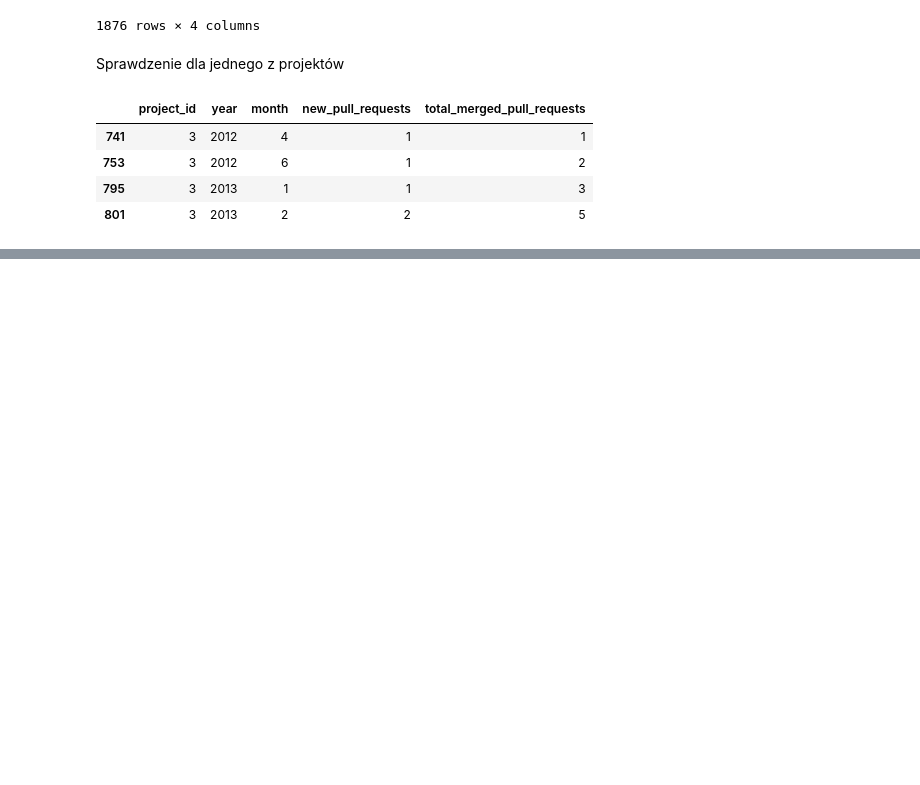
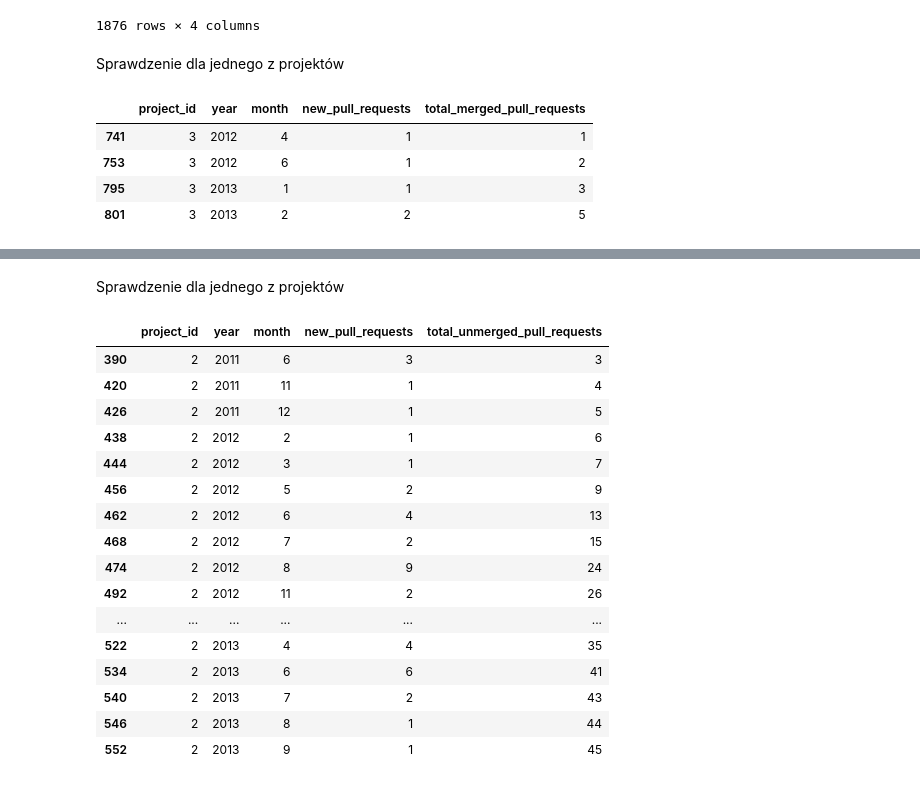
Before and after one commit to DuDiiC/engineering-thesis, a Jupyter notebook: notebooks/02_data_preparing/03. dane wyciągane z pull requestów.ipynb, the cells around one changed output, grey strips where cells are left out. Saved outputs shown, nothing was run; the diff lists cells and outputs as text; code cells hidden in the pictures; blank space fills up the shorter version.

```diff
--- a/notebooks/02_data_preparing/03. dane wyciągane z pull requestów.ipynb
+++ b/notebooks/02_data_preparing/03. dane wyciągane z pull requestów.ipynb
@@ -213,0 +259,4 @@ grouped_pull_requests_merged.to_pickle('../../data/02_prepared_data/total_merged
+# %%
+grouped_pull_requests_unmerged = grouped_pull_requests[(grouped_pull_requests['merged'] == 0) &
+                                (grouped_pull_requests['action'] == 'closed')].drop(columns={'merged', 'action'})
+grouped_pull_requests_unmerged
@@ -213,0 +277,32 @@ grouped_pull_requests_merged.to_pickle('../../data/02_prepared_data/total_merged
+# %%
+total_unmerged_pull_requests = []
+for index, row in grouped_pull_requests_unmerged.iterrows():
+    total_unmerged_pull_requests.append(grouped_pull_requests_unmerged[
+                    (row['project_id'] == grouped_pull_requests_unmerged['project_id']) &
+                    ((row['year'] > grouped_pull_requests_unmerged['year']) |
+                    ((row['year'] == grouped_pull_requests_unmerged['year']) &
+                    (row['month'] >= grouped_pull_requests_unmerged['month'])))]['new_pull_requests'].sum())
+# %%
+grouped_pull_requests_unmerged['total_unmerged_pull_requests'] = total_unmerged_pull_requests
+# %% [markdown]
+Sprawdzenie dla jednego z projektów
+# %%
+grouped_pull_requests_unmerged[grouped_pull_requests_unmerged['project_id'] == 2]
+# %% [output]
+|  | project_id | year | month | new_pull_requests | total_unmerged_pull_requests |
+| 390 | 2 | 2011 | 6 | 3 | 3 |
+| 420 | 2 | 2011 | 11 | 1 | 4 |
+| 426 | 2 | 2011 | 12 | 1 | 5 |
+| 438 | 2 | 2012 | 2 | 1 | 6 |
+| 444 | 2 | 2012 | 3 | 1 | 7 |
+| 456 | 2 | 2012 | 5 | 2 | 9 |
+| 462 | 2 | 2012 | 6 | 4 | 13 |
+| 468 | 2 | 2012 | 7 | 2 | 15 |
+| 474 | 2 | 2012 | 8 | 9 | 24 |
+| 492 | 2 | 2012 | 11 | 2 | 26 |
+| ... | ... | ... | ... | ... | ... |
+| 522 | 2 | 2013 | 4 | 4 | 35 |
+| 534 | 2 | 2013 | 6 | 6 | 41 |
+| 540 | 2 | 2013 | 7 | 2 | 43 |
+| 546 | 2 | 2013 | 8 | 1 | 44 |
+| 552 | 2 | 2013 | 9 | 1 | 45 |
```
Also changed, not shown: parts of 13 cells of this notebook, 1 other file.
